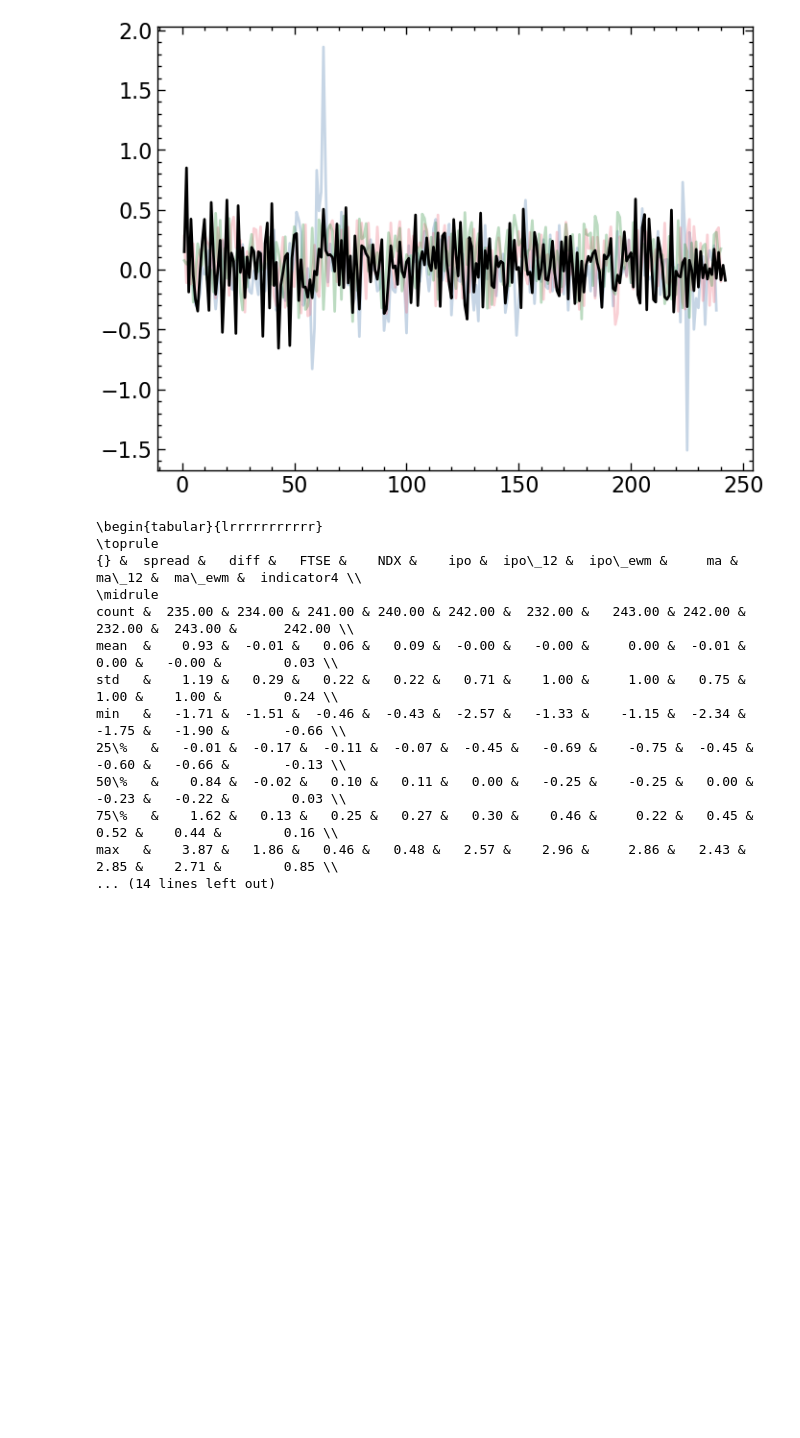
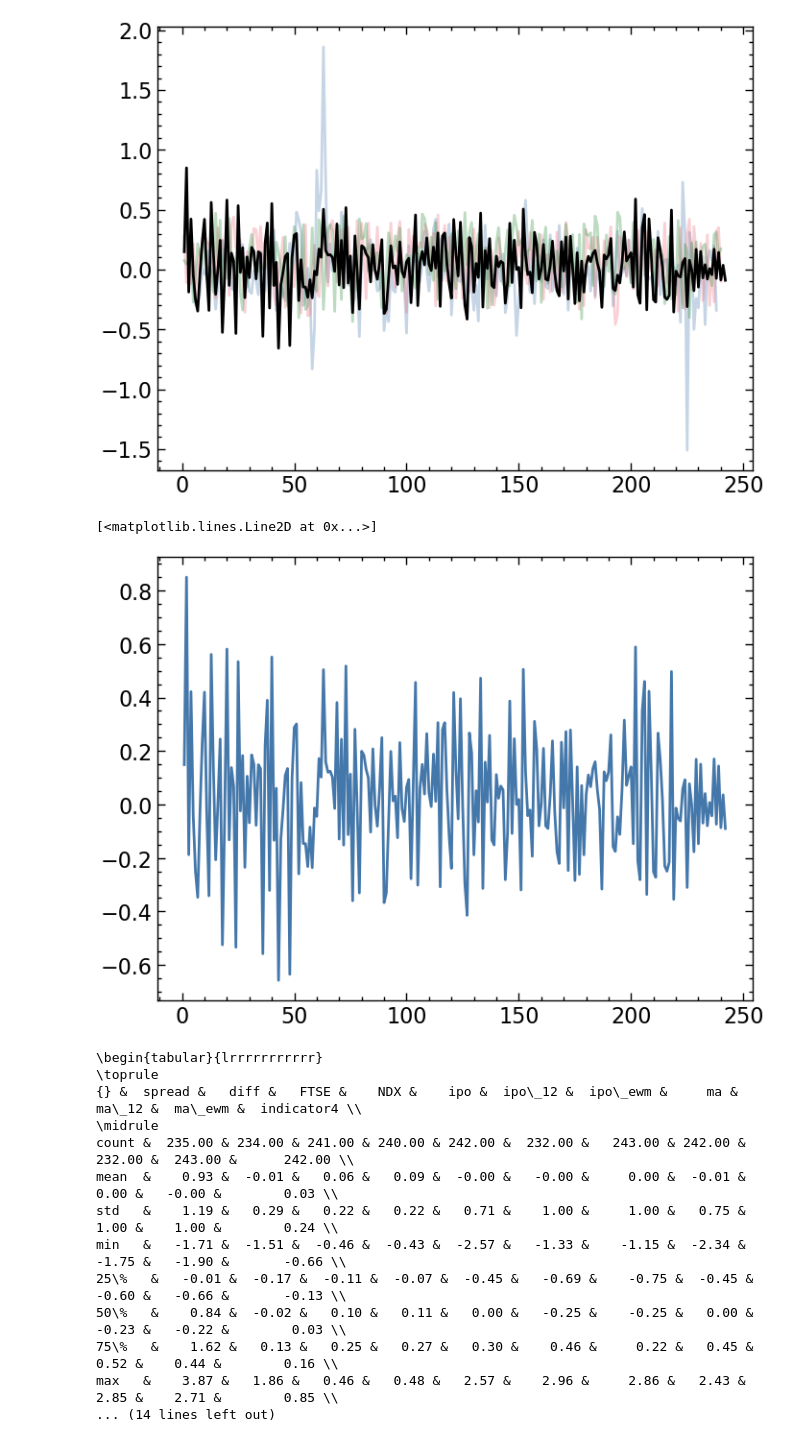
Before and after one commit to aycannon/diss, a Jupyter notebook: Compiled Indicator.ipynb, the cells around one changed output. Cells and saved outputs as stored; diff of their text form; code cells hidden in the pictures; blank space fills up the shorter version.

```diff
--- a/Compiled Indicator.ipynb
+++ b/Compiled Indicator.ipynb
@@ -386,6 +386,12 @@ plt.show()
 # %% [output]
 No handles with labels found to put in legend.
 [figure]
+# %%
+p4.describe()
+plt.plot(p4['indicator4'], label = 'Indicator 4')
+# %% [output]
+[<matplotlib.lines.Line2D at 0x...>]
+[figure, added]
 # %%
 p4_std = pd.DataFrame(scaler.fit_transform(p4[['diff', 'FTSE', 'NDX', 'ipo_12', 'ma_12']]), columns = [['diff', 'FTSE', 'NDX', 'ipo_12', 'ma_12']])
 p4_std['indicator4'] = p4_std.mean(axis = 1, skipna = True)
```
Also changed, not shown: parts of 7 cells of this notebook.
